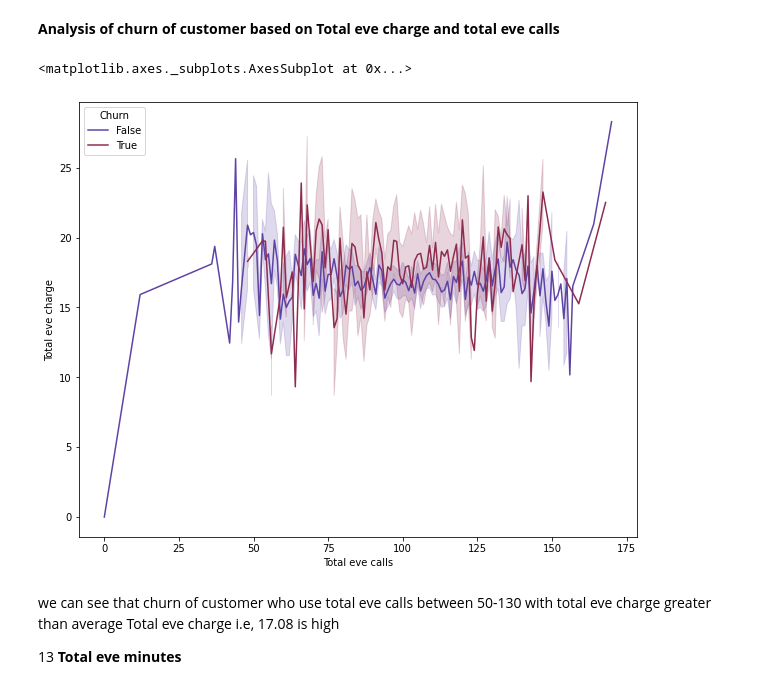
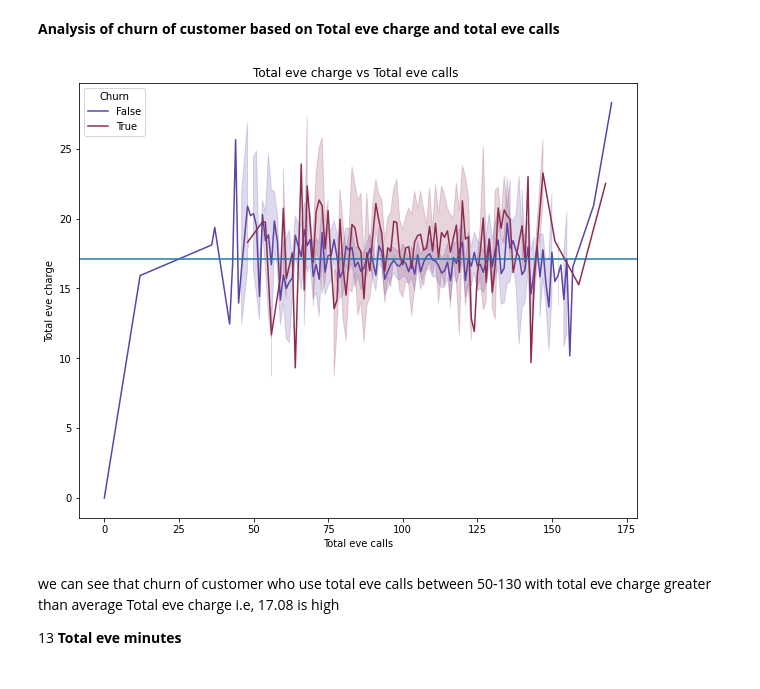
Before and after one commit to pavi-1994/telecom_churn_analysis, a Jupyter notebook: Telecom_Churn_Analysis_Capstone_Project.ipynb, the cells around one changed output. Cells and saved outputs as stored; diff of their text form; code cells hidden in the pictures.

```diff
--- a/Telecom_Churn_Analysis_Capstone_Project.ipynb
+++ b/Telecom_Churn_Analysis_Capstone_Project.ipynb
@@ -529,9 +592,11 @@ total_charge_average
 **Analysis of churn of customer based on Total eve charge and total eve calls**
 # %%
 sns.lineplot(data=telecom_df,x="Total eve calls",y="Total eve charge", hue="Churn",palette="twilight")
+plt.axhline(y=np.nanmean(telecom_df["Total eve charge"]))
+plt.title('Total eve charge vs Total eve calls ')
+plt.show()
 # %% [output]
-<matplotlib.axes._subplots.AxesSubplot at 0x...>
-[figure, old version]
+[figure, new version]
 # %% [markdown]
 we can see that churn of customer who use total eve calls between 50-130 with total eve charge greater than average Total eve charge i.e, 17.08 is high
 
```
Also changed, not shown: parts of 40 cells of this notebook.
